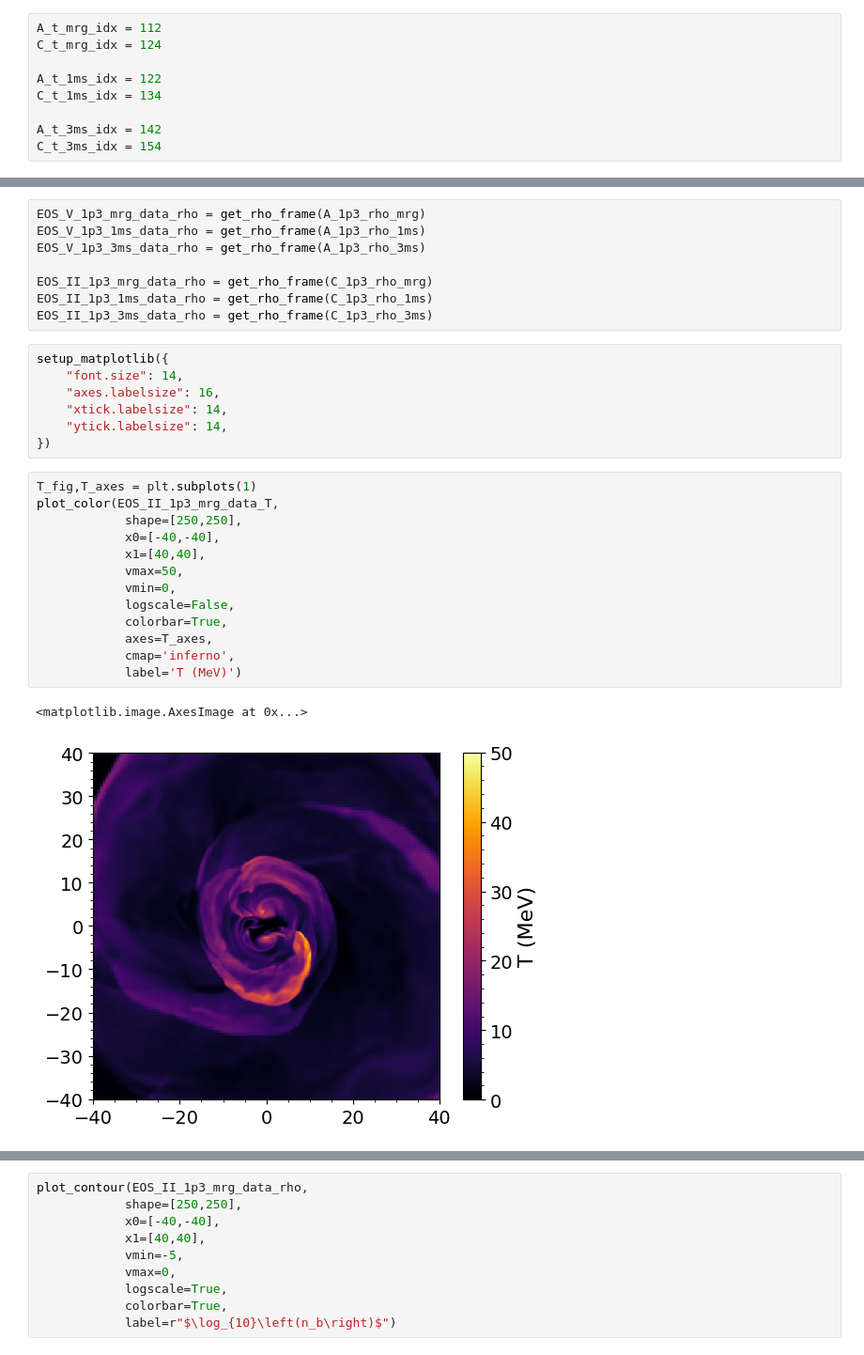
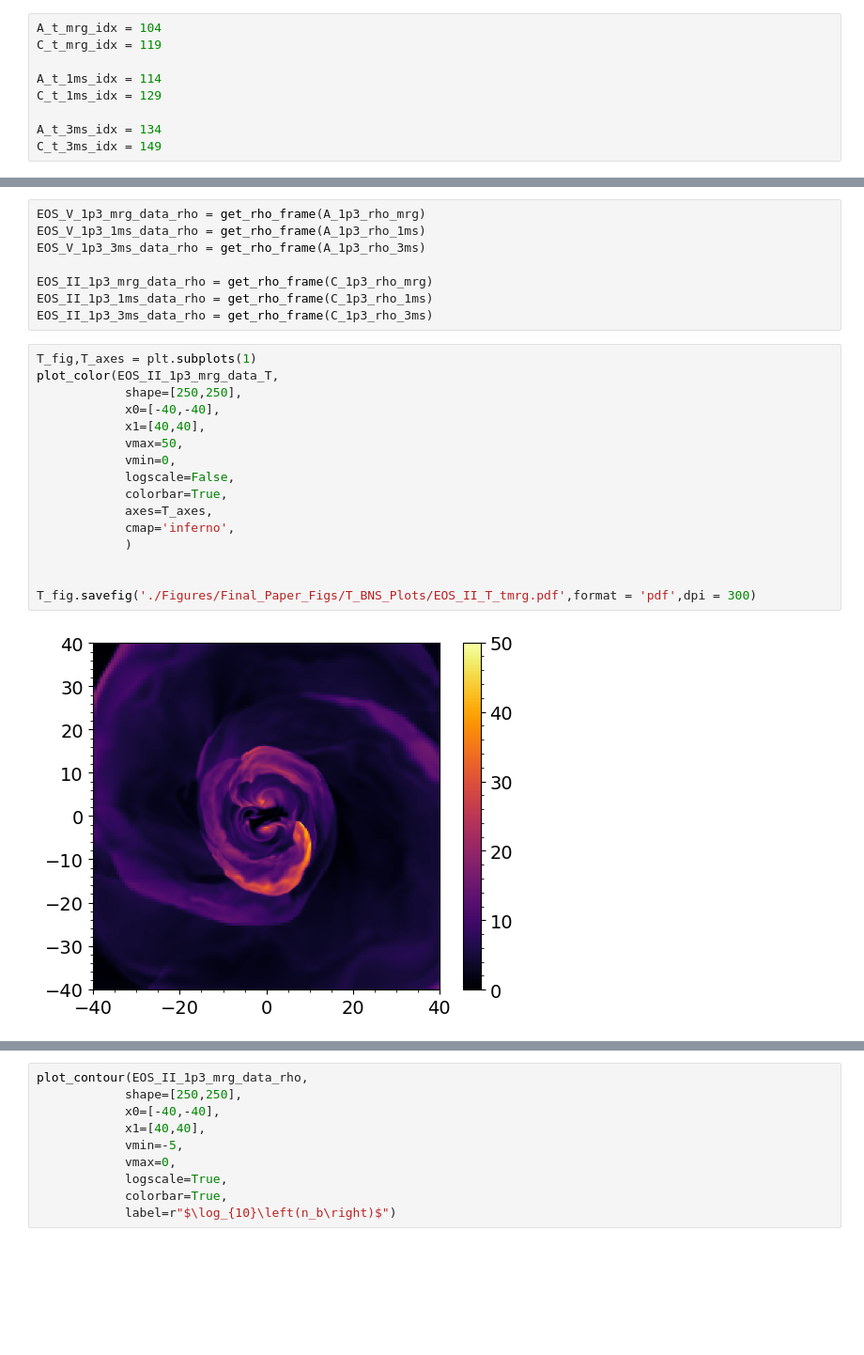
Before and after one commit to astro-man98/High_Density_Sound_Speed, a Jupyter notebook: RVSS_BNS_Dynamic_Plots.ipynb, the cells around one changed output, grey strips where cells are left out. Shown at 94% size. Saved outputs shown, nothing was run; the diff lists cells and outputs as text; blank space fills up the shorter version.

```diff
--- a/RVSS_BNS_Dynamic_Plots.ipynb
+++ b/RVSS_BNS_Dynamic_Plots.ipynb
@@ -315,12 +340,12 @@ def get_T_frame(pres_interp,gf,idx,no_frame=False):
 # %%
-A_t_mrg_idx = 112
-C_t_mrg_idx = 124
+A_t_mrg_idx = 104
+C_t_mrg_idx = 119
 
-A_t_1ms_idx = 122
-C_t_1ms_idx = 134
+A_t_1ms_idx = 114
+C_t_1ms_idx = 129
 
-A_t_3ms_idx = 142
-C_t_3ms_idx = 154
+A_t_3ms_idx = 134
+C_t_3ms_idx = 149
 # %%
 t_A_mrg = Alpha_A_1p3_rho.available_iterations[A_t_mrg_idx]
 t_C_mrg = Alpha_C_1p3_rho.available_iterations[C_t_mrg_idx]
@@ -376,28 +419,23 @@ EOS_V_1p3_3ms_data_rho = get_rho_frame(A_1p3_rho_3ms)
 EOS_II_1p3_mrg_data_rho = get_rho_frame(C_1p3_rho_mrg)
 EOS_II_1p3_1ms_data_rho = get_rho_frame(C_1p3_rho_1ms)
 EOS_II_1p3_3ms_data_rho = get_rho_frame(C_1p3_rho_3ms)
-# %%
-setup_matplotlib({
-    "font.size": 14,
-    "axes.labelsize": 16,
-    "xtick.labelsize": 14,
-    "ytick.labelsize": 14,
-})
 # %%
 T_fig,T_axes = plt.subplots(1)
 plot_color(EOS_II_1p3_mrg_data_T,
             shape=[250,250],
             x0=[-40,-40],
             x1=[40,40],
             vmax=50,
             vmin=0,
             logscale=False,
             colorbar=True,
             axes=T_axes,
             cmap='inferno',
-            label='T (MeV)')
+            )
+
+
+T_fig.savefig('./Figures/Final_Paper_Figs/T_BNS_Plots/EOS_II_T_tmrg.pdf',format = 'pdf',dpi = 300)
 # %% [output]
-<matplotlib.image.AxesImage at 0x...>
-[figure, old version]
+[figure, new version]
 # %%
 T_fig,T_axes = plt.subplots(1)
```
Also changed, not shown: parts of 19 cells of this notebook, 30 other files.
